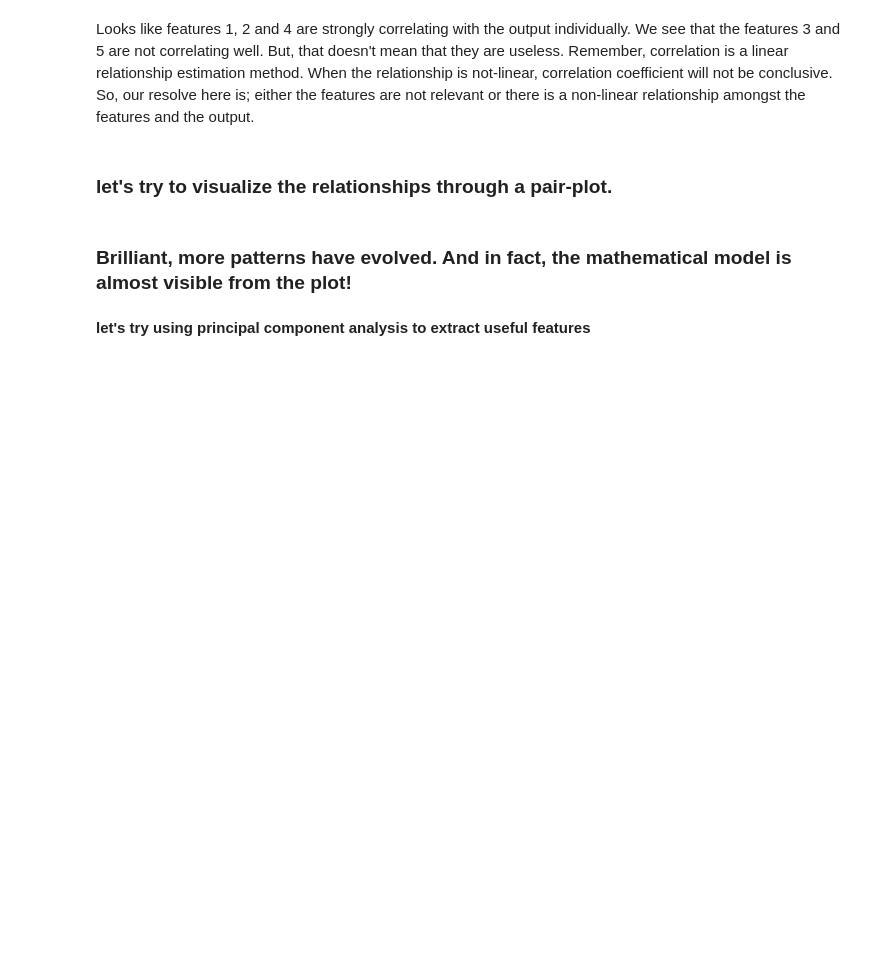
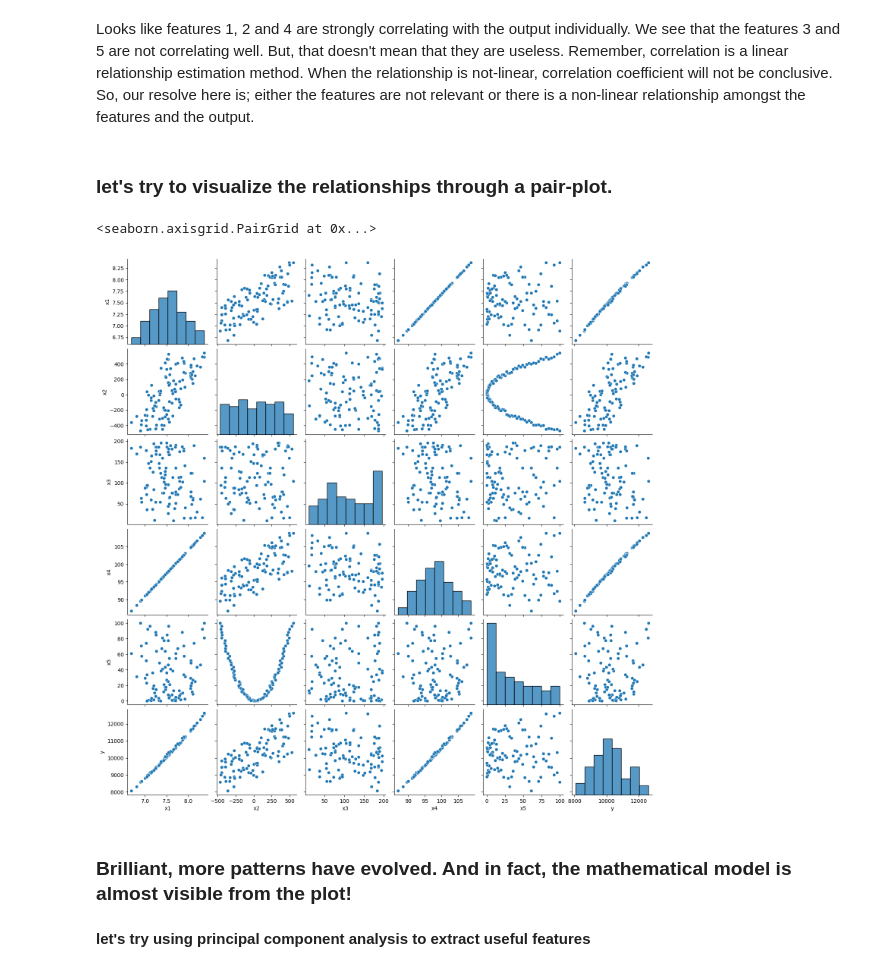
Before and after one commit to sudarsun/DA5401-2024, a Jupyter notebook: Assignment3-Solution.ipynb, the cells around one changed output. Drawn from its saved outputs; the diff is of its cells as text; code cells hidden in the pictures; blank space fills up the shorter version.

Commit message:
re-enabled pair plot

```diff
--- a/Assignment3-Solution.ipynb
+++ b/Assignment3-Solution.ipynb
@@ -113,8 +113,11 @@ Looks like features 1, 2 and 4 are strongly correlating with the output individu
 # %% [markdown]
 ### let's try to visualize the relationships through a pair-plot.
 # %%
-#import seaborn as sb
-#sb.pairplot(df)
+import seaborn as sb
+sb.pairplot(df)
+# %% [output]
+<seaborn.axisgrid.PairGrid at 0x...>
+[figure, added]
 # %% [markdown]
 ### Brilliant, more patterns have evolved.  And in fact, the mathematical model is almost visible from the plot!
 # %% [markdown]
```
Also changed, not shown: parts of 2 cells of this notebook.
